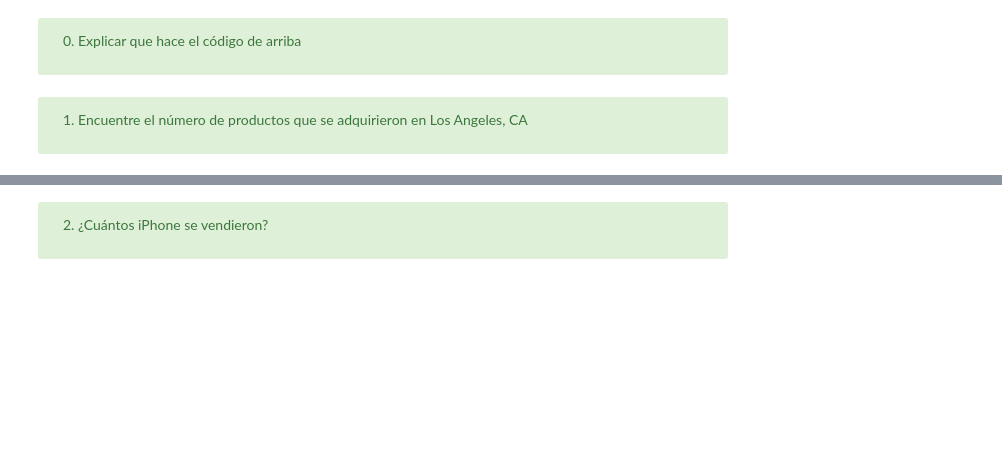
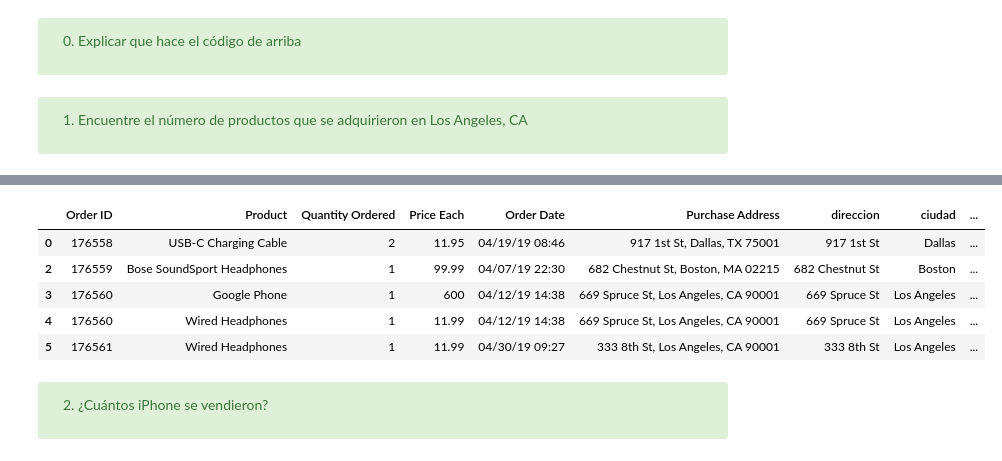
Before and after one commit to EscamillaJuan/CienciaDeDatos, a Jupyter notebook: OnlineStore/CD_10_Caso-TiendaOnline.ipynb, the cells around one changed output, grey strips where cells are left out. Cells and saved outputs as stored; diff of their text form; code cells hidden in the pictures; blank space fills up the shorter version.

```diff
--- a/OnlineStore/CD_10_Caso-TiendaOnline.ipynb
+++ b/OnlineStore/CD_10_Caso-TiendaOnline.ipynb
@@ -51,3 +56,12 @@ df=df[df['Quantity Ordered']!='Quantity Ordered']
 1. Encuentre el número de productos que se adquirieron en Los Angeles, CA
 
 </div>
+# %%
+files = glob.glob('datos/Ventas/*.txt')
+df =  pd.concat((pd.read_csv(file) for file in files))
+df = df.dropna(axis='rows',how='any')
+df = df[df['Quantity Ordered']!='Quantity Ordered']
+df.head()
+#df['findAll(LA)'] = df['Purchase Address'].str.findall('Los Angeles')
+#df['findAll(LA)'] == '[Los Angeles]'
+#df[df['findAll(LA)'] == '[Los Angeles]']
@@ -54,3 +75,15 @@ df=df[df['Quantity Ordered']!='Quantity Ordered']
+# %%
+#df['Quantity Ordered'] = df['Quantity Ordered'].astype(int)
+df[['direccion','ciudad','cp']] = df['Purchase Address'].str.split(pat = ',', expand = True)
+df.head()
+#df[df['ciudad'] == 'Los Angeles']['Quantity Ordered'].sum()
+# %% [output]
+|  | Order ID | Product | Quantity Ordered | Price Each | Order Date | Purchase Address | direccion | ciudad | ... |
+| 0 | 176558 | USB-C Charging Cable | 2 | 11.95 | 04/19/19 08:46 | 917 1st St, Dallas, TX 75001 | 917 1st St | Dallas | ... |
+| 2 | 176559 | Bose SoundSport Headphones | 1 | 99.99 | 04/07/19 22:30 | 682 Chestnut St, Boston, MA 02215 | 682 Chestnut St | Boston | ... |
+| 3 | 176560 | Google Phone | 1 | 600 | 04/12/19 14:38 | 669 Spruce St, Los Angeles, CA 90001 | 669 Spruce St | Los Angeles | ... |
+| 4 | 176560 | Wired Headphones | 1 | 11.99 | 04/12/19 14:38 | 669 Spruce St, Los Angeles, CA 90001 | 669 Spruce St | Los Angeles | ... |
+| 5 | 176561 | Wired Headphones | 1 | 11.99 | 04/30/19 09:27 | 333 8th St, Los Angeles, CA 90001 | 333 8th St | Los Angeles | ... |
 # %% [markdown]
 <div class="alert alert-success">
 
```
Also changed, not shown: parts of 16 cells of this notebook.
